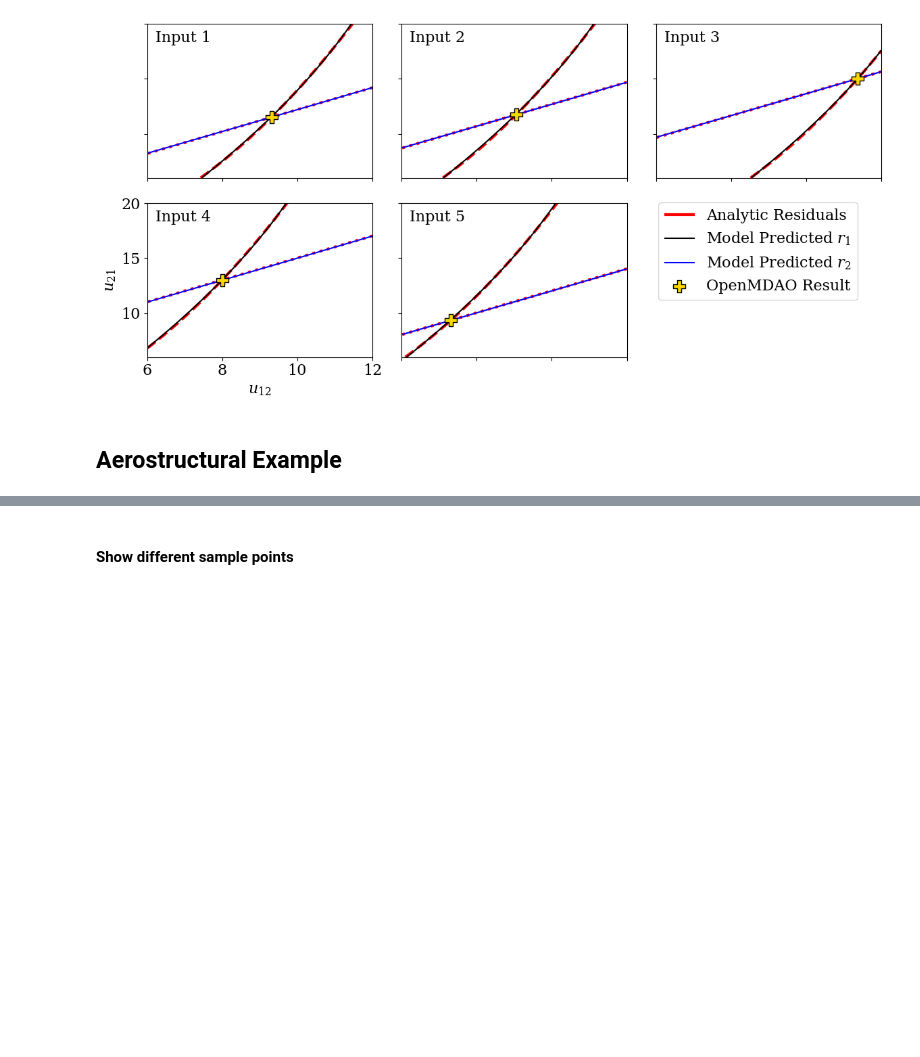
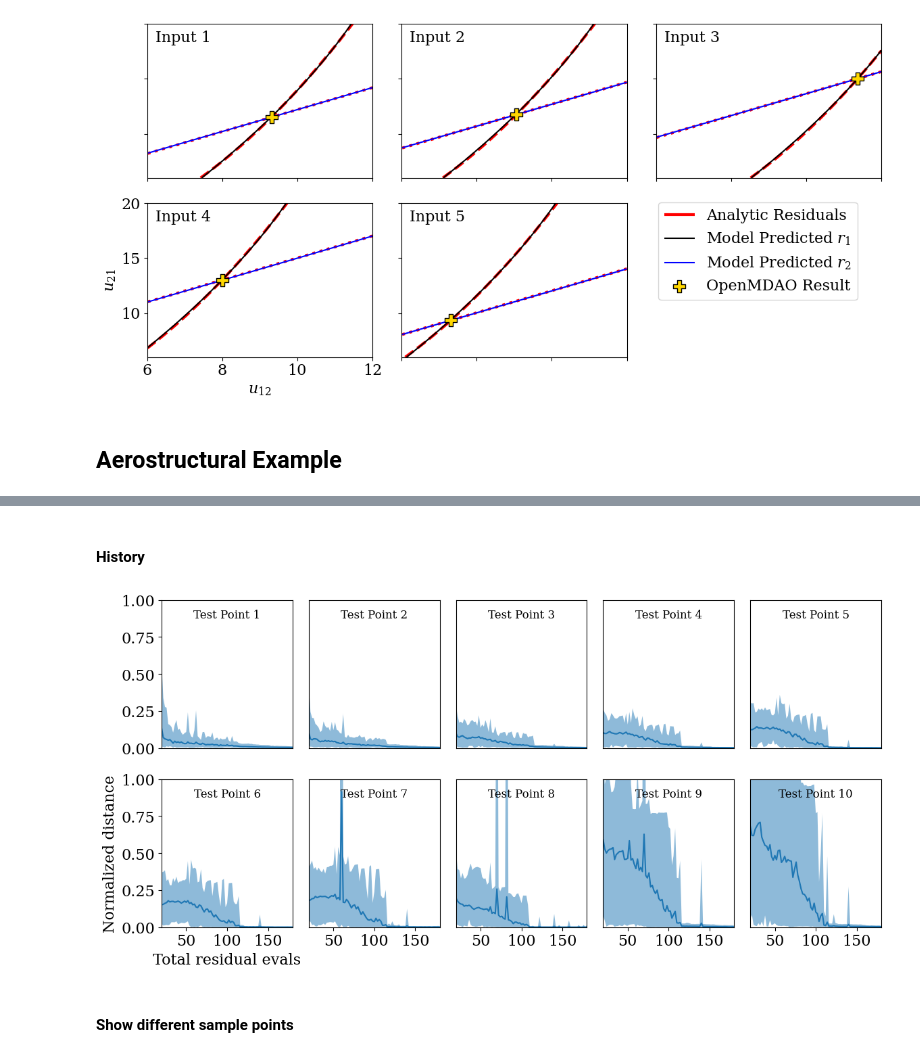
Before and after one commit to csdlpsu/remdo, a Jupyter notebook: active_learning_example.ipynb, the cells around one changed output, grey strips where cells are left out. Saved outputs shown, nothing was run; the diff lists cells and outputs as text; code cells hidden in the pictures; blank space fills up the shorter version.

```diff
--- a/active_learning_example.ipynb
+++ b/active_learning_example.ipynb
@@ -1790,7 +1861,10 @@ for i in range(0,20):
     gpmodel = train_multitask_gp(prob, num_train=10, seed=1111+i)
     active_learning_loop(gpmodel, acq_method = 'entropy', maxiters = 80,
                          disp = True, save_hist = (x_input, filename, 'openmdao'),
-                         log_hyperparams = True, rep_count=i)
+                         log_hyperparams = False)
+    # active_learning_loop(gpmodel, acq_method = 'entropy', maxiters = 80,
+    #                      disp = True, save_hist = (x_input, filename, 'openmdao'),
+                         # log_hyperparams = True, rep_count=i)
 # %% [output]
 Run 1
 Iter 1
@@ -1874,3 +1948,77 @@ plt.savefig("aerostrux_convergence_mean.png");
+# %% [markdown]
+#### History
+# %%
+import torch
+import numpy as np
+import matplotlib.pyplot as plt
+
+plt.rcParams['font.size'] = 16
+plt.rcParams['font.family'] = 'serif'
+plt.rcParams['mathtext.fontset'] = 'dejavuserif'
+
+num_points = 10
+num_runs = 20
+
+# Collate results for all points.
+for i in range(0,num_runs):
+    filename = "aero_hist_rep_" + str(i+1) + ".pt"
+    history = torch.load(filename)
+    # num_evals = history["num_evals"]
+    # dist_history = np.minimum.accumulate(history["dist_history"])
+    dist_history = history["dist_history"]
+    if i==0:
+        # Initialize history
+        # Assume number of evals is the same for all
+        num_evals = history["num_evals"]
+        dist_history_all = dist_history
+    else:
+        # Stack all runs into one 3D tensor.
+        # Row = iteration count
+        # Column = test point index
+        # Depth = training run index
+        dist_history_all = torch.dstack((dist_history_all,
+                                         dist_history))
+
+# print(dist_history_all.shape)
+
+# Plot for each point.
+fig = plt.figure(figsize=(12,6))
+
+for i in range(0,num_points):
+    ax = fig.add_subplot(2,5,i+1)
+    dist_history = 3*dist_history_all[:,i,:] # Get slice corresponding to point
+
+    # fig = plt.figure(figsize=(12,4))
+    ax.plot(num_evals, dist_history.mean(1))
+    ax.fill_between(num_evals, dist_history.max(1).values, dist_history.min(1).values,
+                     alpha=0.5)
+    ax.set_xlim((min(num_evals),max(num_evals)))
+    ax.set_ylim((0,1))
+    ax.text(0.5, 0.88,
+            'Test Point ' + str(i+1),
+            horizontalalignment='center',
+            transform=ax.transAxes,
+            fontsize=12)
+
+    # Remove y axis labels for all except first column
+    if i % 5 != 0:
+        ax.set_yticklabels([])
+        ax.set_yticks([])
+
+    # Remove x axis labels for top row
+    if i < 5:
+        ax.set_xticklabels([])
+        ax.set_xticks([])
+
+    if i == 5:
+        ax.set_xlabel("Total residual evals")
+        ax.set_ylabel("Normalized distance")
+
+plt.tight_layout()
+# plt.show();
+plt.savefig("aerostrux_convergence_mean.svg");
+# %% [output]
+[figure, added]
 # %% [markdown]
 #### Show different sample points
 # %%
```
Also changed, not shown: parts of 10 cells of this notebook, 2 other files.
